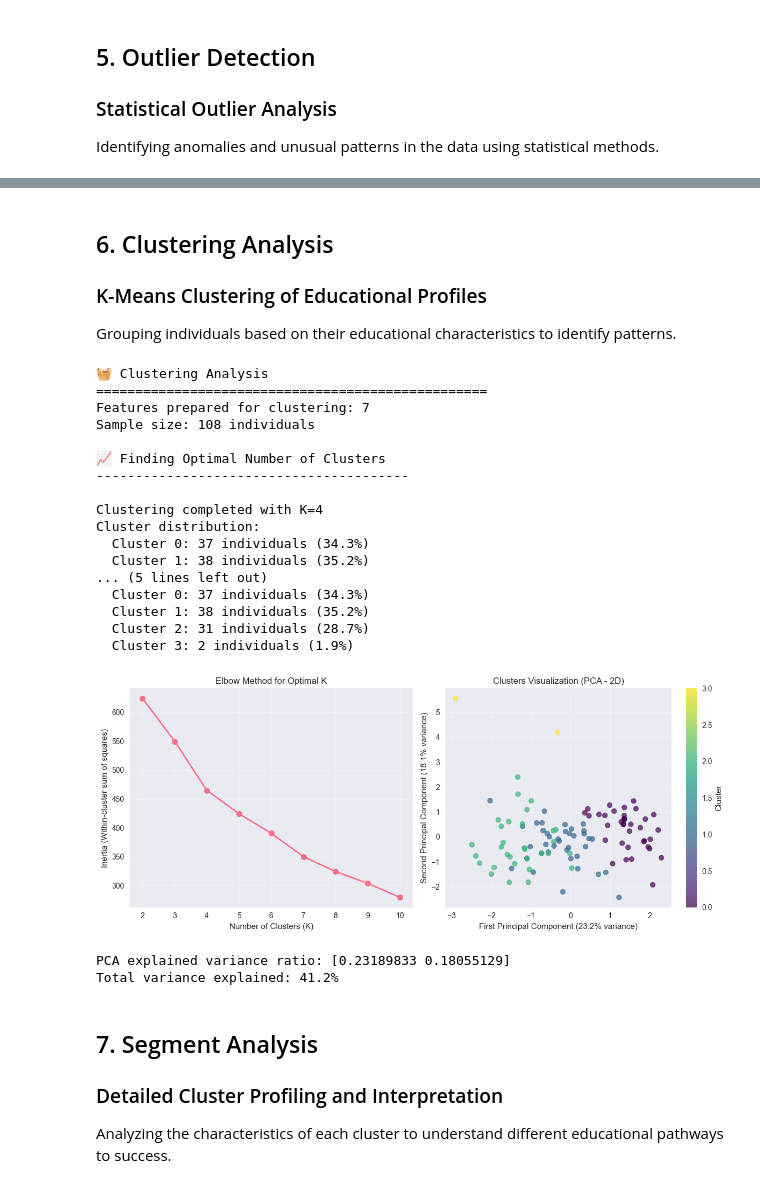
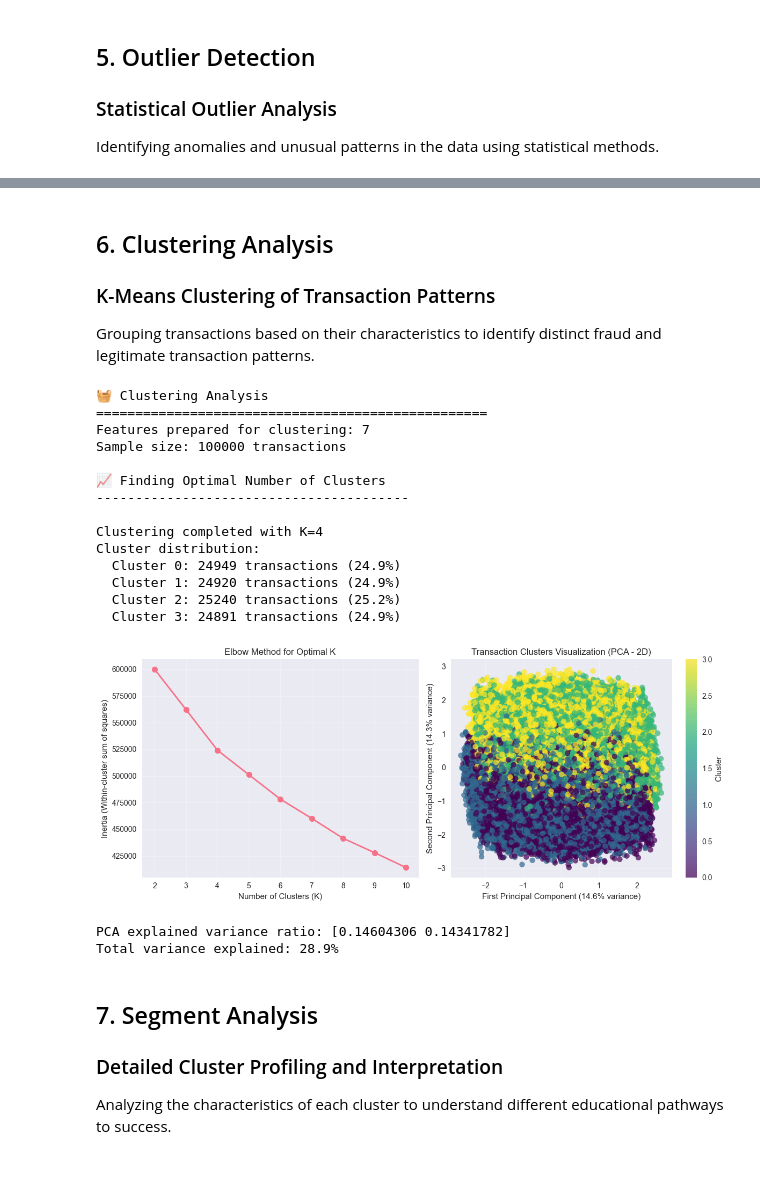
Before and after one commit to yardenitzhaky/PipelineYardenItzhaky, a Jupyter notebook: Pipeline_YardenItzhaky_211583588.ipynb, the cells around one changed output, grey strips where cells are left out. Drawn from its saved outputs; the diff is of its cells as text; code cells hidden in the pictures.

Commit message:
updated the dataset

```diff
--- a/Pipeline_YardenItzhaky_211583588.ipynb
+++ b/Pipeline_YardenItzhaky_211583588.ipynb
@@ -113,7 +112,7 @@ print("📊 Loading Dataset")
 print("=" * 50)
 
 # Load the data
-df = pd.read_csv('/Users/yarden_itzhaky/Desktop/Assigments/3rd year/data science/successful_educations.csv')
+df = pd.read_csv('/Users/yarden_itzhaky/Desktop/Assigments/3rd year/data science/credit_card_fraud_dataset.csv')
 print(f"✅ Data loaded successfully!")
 print(f"Dataset shape: {df.shape}")
 print(f"Rows: {df.shape[0]}, Columns: {df.shape[1]}")
@@ -374,7 +321,7 @@ Detailed Statistics Table:
 print("📝 Categorical Data Analysis")
 print("=" * 50)
 
-categorical_cols = ['Profession', 'Degree', 'Field', 'Country']
+categorical_cols = ['TransactionType', 'Location', 'IsFraud']
 
 for col in categorical_cols:
     if col in df.columns:
@@ -385,6 +332,21 @@ for col in categorical_cols:
         for i, (value, count) in enumerate(value_counts.head(10).items(), 1):
             percentage = (count / len(df)) * 100
             print(f"    {i:2d}. {value:<30} | {count:3d} ({percentage:5.1f}%)")
+
+# Fraud analysis by categories
+print(f"\n🚨 Fraud Analysis by Categories")
+print("-" * 40)
+
+# Fraud by Transaction Type
+fraud_by_type = pd.crosstab(df['TransactionType'], df['IsFraud'], normalize='index') * 100
+print("Fraud Rate by Transaction Type:")
+print(fraud_by_type)
+
+# Fraud by Location
+fraud_by_location = pd.crosstab(df['Location'], df['IsFraud'], normalize='index') * 100
+print("\nFraud Rate by Location (Top 10):")
+fraud_rates = fraud_by_location[1].sort_values(ascending=False).head(10)
+print(fraud_rates)
 
 # Summary statistics table
 print("\n📈 Summary Statistics Table")
@@ -549,8 +519,8 @@ Jim Walton (university ranking >500) suggests several insights. As a Walmart hei
 # %% [markdown]
 ## 6. Clustering Analysis
 
-### K-Means Clustering of Educational Profiles
-Grouping individuals based on their educational characteristics to identify patterns.
+### K-Means Clustering of Transaction Patterns
+Grouping transactions based on their characteristics to identify distinct fraud and legitimate transaction patterns.
 # %%
 # Prepare data for clustering
 print("🧺 Clustering Analysis")
@@ -560,29 +530,22 @@ print("=" * 50)
 clustering_data = df.copy()
 
 # Encode categorical variables
-le_profession = LabelEncoder()
-le_degree = LabelEncoder()
-le_field = LabelEncoder()
-le_country = LabelEncoder()
+le_transaction_type = LabelEncoder()
+le_location = LabelEncoder()
 
 # Handle missing values and encode
-clustering_data['Profession_Encoded'] = le_profession.fit_transform(clustering_data['Profession'].fillna('Unknown'))
-clustering_data['Degree_Encoded'] = le_degree.fit_transform(clustering_data['Degree'].fillna('Unknown'))
-clustering_data['Field_Encoded'] = le_field.fit_transform(clustering_data['Field'].fillna('Unknown'))
-clustering_data['Country_Encoded'] = le_country.fit_transform(clustering_data['Country'].fillna('Unknown'))
+clustering_data['TransactionType_Encoded'] = le_transaction_type.fit_transform(clustering_data['TransactionType'].fillna('Unknown'))
+clustering_data['Location_Encoded'] = le_location.fit_transform(clustering_data['Location'].fillna('Unknown'))
 
-# Fill missing numerical values with median (using correct column names)
-clustering_data['Graduation_Year_Filled'] = clustering_data['Graduation_Year'].fillna(
-    clustering_data['Graduation_Year'].median())
-clustering_data['GPA_Filled'] = clustering_data['GPA'].fillna(
-    clustering_data['GPA'].median())
-clustering_data['University_Ranking_Filled'] = clustering_data['University_Ranking'].fillna(
-    clustering_data['University_Ranking'].median())
+# Use the datetime features we created earlier
+# Fill missing numerical values with median
+clustering_data['Amount_Filled'] = clustering_data['Amount'].fillna(clustering_data['Amount'].median())
+clustering_data['MerchantID_Filled'] = clustering_data['MerchantID'].fillna(clustering_data['MerchantID'].median())
 
-# Select features for clustering
+# Select features for clustering (excluding the target variable IsFraud)
 features_for_clustering = [
-    'Profession_Encoded', 'Degree_Encoded', 'Field_Encoded', 'Country_Encoded',
-    'Graduation_Year_Filled', 'GPA_Filled', 'University_Ranking_Filled'
+    'TransactionType_Encoded', 'Location_Encoded', 'Amount_Filled',
+    'MerchantID_Filled', 'Transaction_Hour', 'Transaction_DayOfWeek', 'Transaction_Month'
 ]
 
 X = clustering_data[features_for_clustering]
@@ -592,7 +555,7 @@ scaler = StandardScaler()
 X_scaled = scaler.fit_transform(X)
 
 print(f"Features prepared for clustering: {len(features_for_clustering)}")
-print(f"Sample size: {X_scaled.shape[0]} individuals")
+print(f"Sample size: {X_scaled.shape[0]} transactions")
 
 # Determine optimal number of clusters using elbow method
 print("\n📈 Finding Optimal Number of Clusters")
@@ -629,46 +592,43 @@ print(f"Cluster distribution:")
 cluster_counts = pd.Series(clusters).value_counts().sort_index()
 for cluster, count in cluster_counts.items():
     percentage = (count / len(clusters)) * 100
-    print(f"  Cluster {cluster}: {count} individuals ({percentage:.1f}%)")
+    print(f"  Cluster {cluster}: {count} transactions ({percentage:.1f}%)")
 
 # Visualize clusters using PCA
 pca = PCA(n_components=2)
 X_pca = pca.fit_transform(X_scaled)
 
 plt.subplot(1, 2, 2)
 scatter = plt.scatter(X_pca[:, 0], X_pca[:, 1], c=clusters, cmap='viridis', alpha=0.7, s=50)
-plt.title(f'Clusters Visualization (PCA - 2D)')
+plt.title(f'Transaction Clusters Visualization (PCA - 2D)')
 plt.xlabel(f'First Principal Component ({pca.explained_variance_ratio_[0]:.1%} variance)')
 plt.ylabel(f'Second Principal Component ({pca.explained_variance_ratio_[1]:.1%} variance)')
 plt.colorbar(scatter, label='Cluster')
 plt.grid(True, alpha=0.3)
 
 plt.tight_layout()
 plt.show()
 
 print(f"\nPCA explained variance ratio: {pca.explained_variance_ratio_}")
 print(f"Total variance explained: {sum(pca.explained_variance_ratio_):.1%}")
 # %% [output]
 🧺 Clustering Analysis
 ==================================================
 Features prepared for clustering: 7
-Sample size: 108 individuals
+Sample size: 100000 transactions
 
 📈 Finding Optimal Number of Clusters
 ----------------------------------------
 
 Clustering completed with K=4
 Cluster distribution:
-  Cluster 0: 37 individuals (34.3%)
-  Cluster 1: 38 individuals (35.2%)
-... (5 lines left out)
-  Cluster 0: 37 individuals (34.3%)
-  Cluster 1: 38 individuals (35.2%)
-  Cluster 2: 31 individuals (28.7%)
-  Cluster 3: 2 individuals (1.9%)
+  Cluster 0: 24949 transactions (24.9%)
+  Cluster 1: 24920 transactions (24.9%)
+  Cluster 2: 25240 transactions (25.2%)
+  Cluster 3: 24891 transactions (24.9%)
-[figure, old version]
+[figure, new version]
-PCA explained variance ratio: [0.23189833 0.18055129]
-Total variance explained: 41.2%
+PCA explained variance ratio: [0.14604306 0.14341782]
+Total variance explained: 28.9%
 # %% [markdown]
 ## 7. Segment Analysis
 
```
Also changed, not shown: parts of 19 cells of this notebook, 3 other files.
